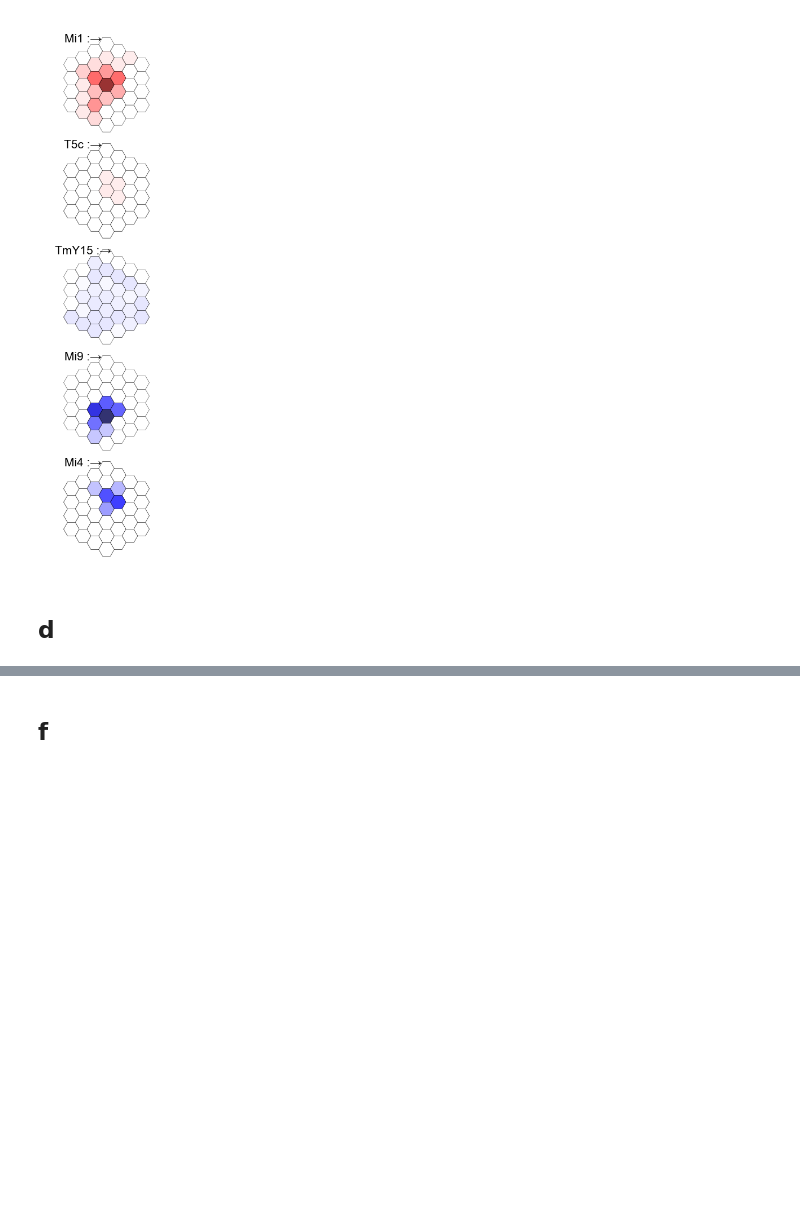
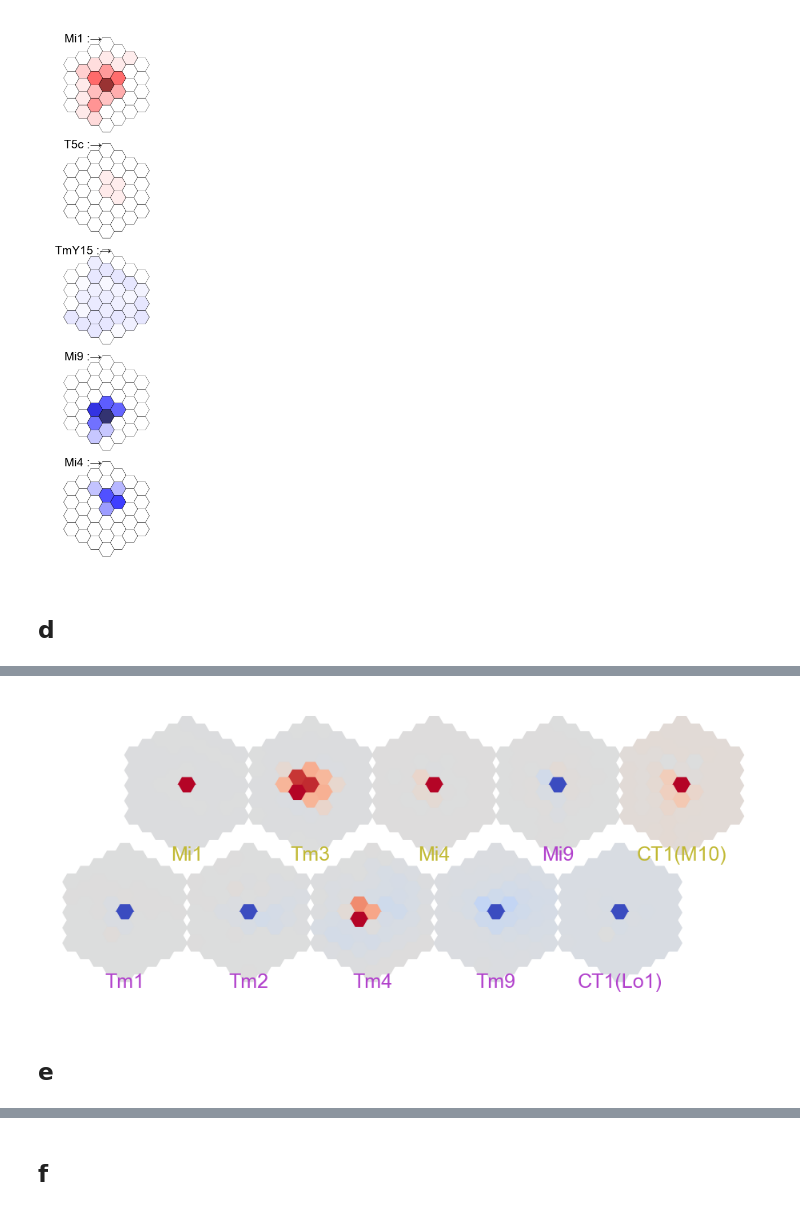
Before and after one commit to TuragaLab/flyvis, a Jupyter notebook: notebooks/figure_04_mechanisms.ipynb, the cells around one changed output, grey strips where cells are left out. Cells and saved outputs as stored; diff of their text form; code cells hidden in the pictures; blank space fills up the shorter version.

```diff
--- a/notebooks/figure_04_mechanisms.ipynb
+++ b/notebooks/figure_04_mechanisms.ipynb
@@ -436,0 +390,5 @@ strf_view = strf_view.divide_by_given_array(rnorm[:], dims=(0, -1))
+# %%
+srf_cell_types = [
+    "Mi1", "Tm3", "Mi4", "Mi9", "CT1(M10)",
+    "Tm1", "Tm2", "Tm4", "Tm9", "CT1(Lo1)"
+             ]
@@ -436,0 +403,9 @@ strf_view = strf_view.divide_by_given_array(rnorm[:], dims=(0, -1))
+# %%
+mean_srfs = {}
+for cell_type in srf_cell_types:
+    strfs = strf_view.where_stim_args(t_impulse=0.02)[cell_type][cluster_indices[cell_type][0]]
+    x = strfs[:].mean(axis=0).squeeze().T
+
+    # subtracting the spatial average at timepoint 0 after averaging to center
+    x -= x[0].mean(axis=0)
+    mean_srfs[cell_type] = strf_to_srf(x)
@@ -436,0 +419,38 @@ strf_view = strf_view.divide_by_given_array(rnorm[:], dims=(0, -1))
+# %%
+nodes = ensemble[0].connectome.nodes.to_df()
+# %%
+from flyvision.utils.hex_utils import hex_rows
+from flyvision.plots.plt_utils import ax_scatter
+from flyvision.plots.plots import hex_scatter
+
+x, y = hex_rows(2, 5)
+fig, axes, pos = ax_scatter(
+    x, y, figsize=[3.5, 2], hpad=0, wpad=0.1, wspace=-0.5, hspace=-0.4
+)
+
+axes = np.array(axes).reshape(2, 5)
+
+for i, row in enumerate(np.array(srf_cell_types).reshape(2, 5)):
+    for j, cell_type in enumerate(row):
+        crange = np.max(np.abs(mean_srfs[cell_type]))
+        u, v = nodes[nodes.type==cell_type][["u", "v"]].values.T
+        fig, ax, _ = hex_scatter(
+            dataset.dots.u,
+            dataset.dots.v,
+            mean_srfs[cell_type],
+            cmap=plt.cm.coolwarm,
+            vmin=-crange,
+            vmax=crange,
+            figsize=[3, 3],
+            cbar=False,
+            fig=fig,
+            ax=axes[1 - i, j],
+        )
+        ax.set_xlabel(cell_type, fontsize=6, labelpad=-10)
+
+for ax in axes.flatten():
+    flash_response_color_labels(ax)
+# %% [output]
+[figure, added]
+# %% [markdown]
+## e
```
Also changed, not shown: parts of 187 cells of this notebook, 10 other files.
